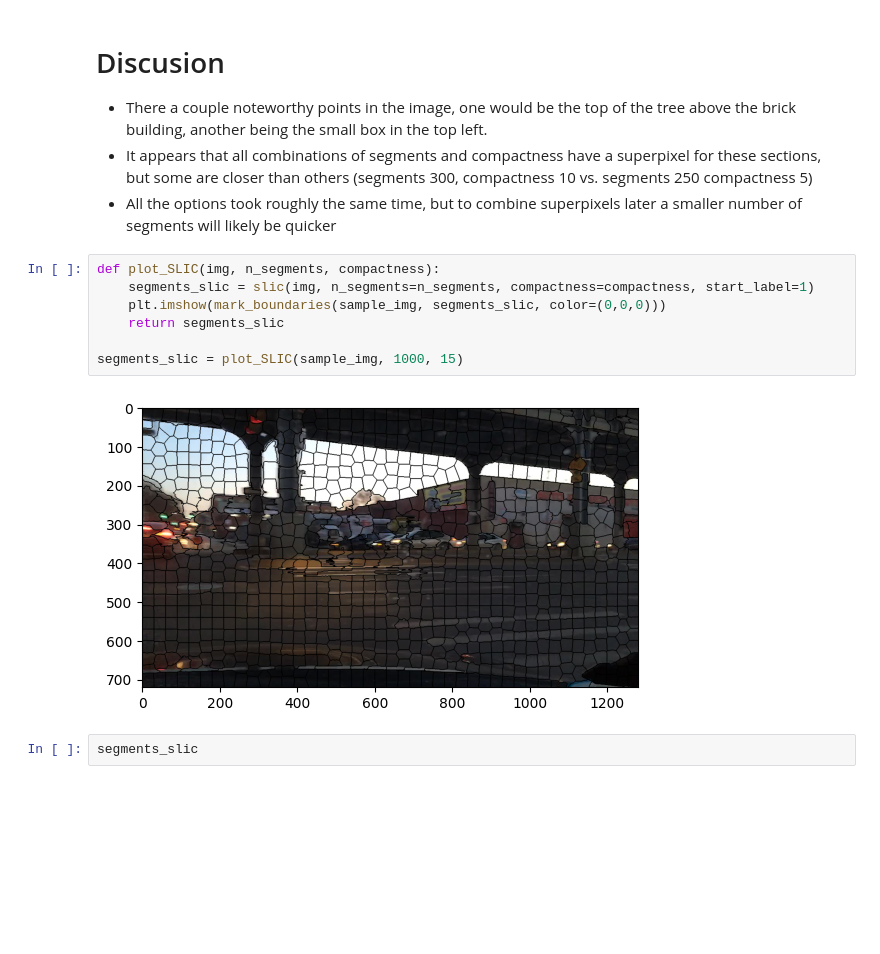
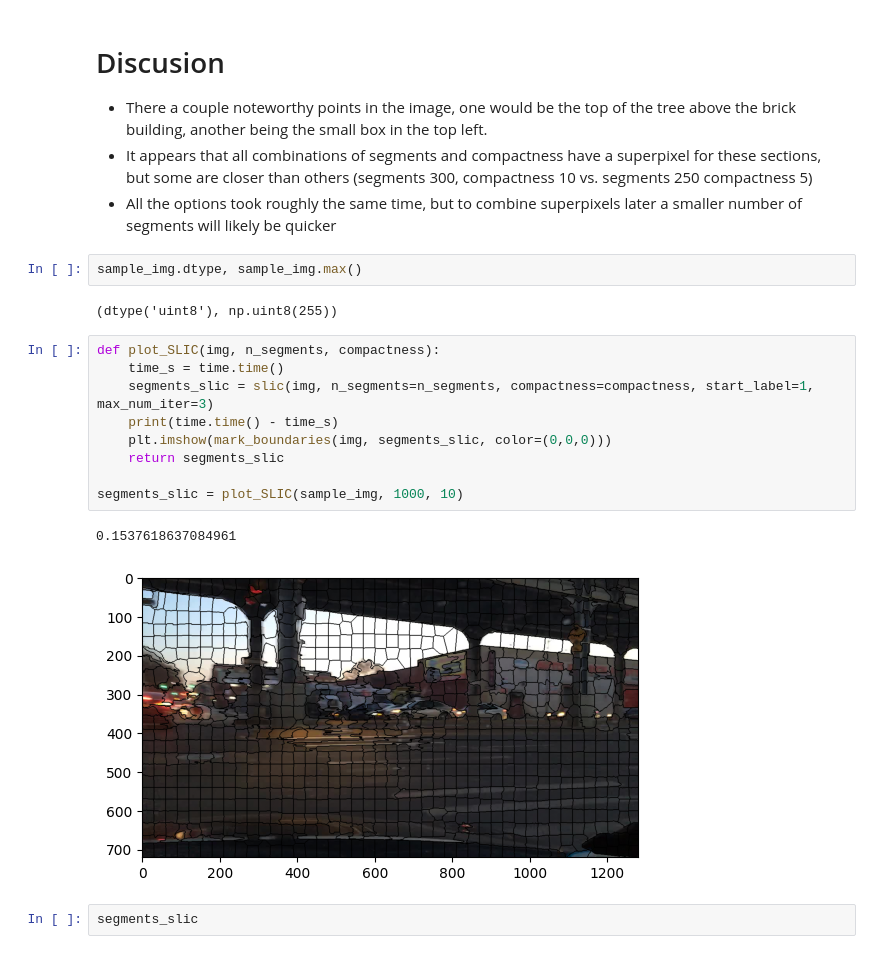
Before and after one commit to jtaylor-eng/full_frame_traffic_segmentation, a Jupyter notebook: superpixels.ipynb, the cells around one changed output. Cells and saved outputs as stored; diff of their text form; blank space fills up the shorter version.

```diff
--- a/superpixels.ipynb
+++ b/superpixels.ipynb
@@ -54,15 +54,22 @@ plt.tight_layout()
  - There a couple noteworthy points in the image, one would be the top of the tree above the brick building, another being the small box in the top left.
  - It appears that all combinations of segments and compactness have a superpixel for these sections, but some are closer than others (segments 300, compactness 10 vs. segments 250 compactness 5)
  - All the options took roughly the same time, but to combine superpixels later a smaller number of segments will likely be quicker
+# %%
+sample_img.dtype, sample_img.max()
+# %% [output]
+(dtype('uint8'), np.uint8(255))
 # %%
 def plot_SLIC(img, n_segments, compactness):
-    segments_slic = slic(img, n_segments=n_segments, compactness=compactness, start_label=1)
-    plt.imshow(mark_boundaries(sample_img, segments_slic, color=(0,0,0)))
+    time_s = time.time()
+    segments_slic = slic(img, n_segments=n_segments, compactness=compactness, start_label=1, max_num_iter=3)
+    print(time.time() - time_s)
+    plt.imshow(mark_boundaries(img, segments_slic, color=(0,0,0)))
     return segments_slic
 
-segments_slic = plot_SLIC(sample_img, 1000, 15)
+segments_slic = plot_SLIC(sample_img, 1000, 10)
 # %% [output]
+0.1537618637084961
-[figure, old version]
+[figure, new version]
 # %%
 segments_slic
 # %% [output]
```
Also changed, not shown: 6 other files.
